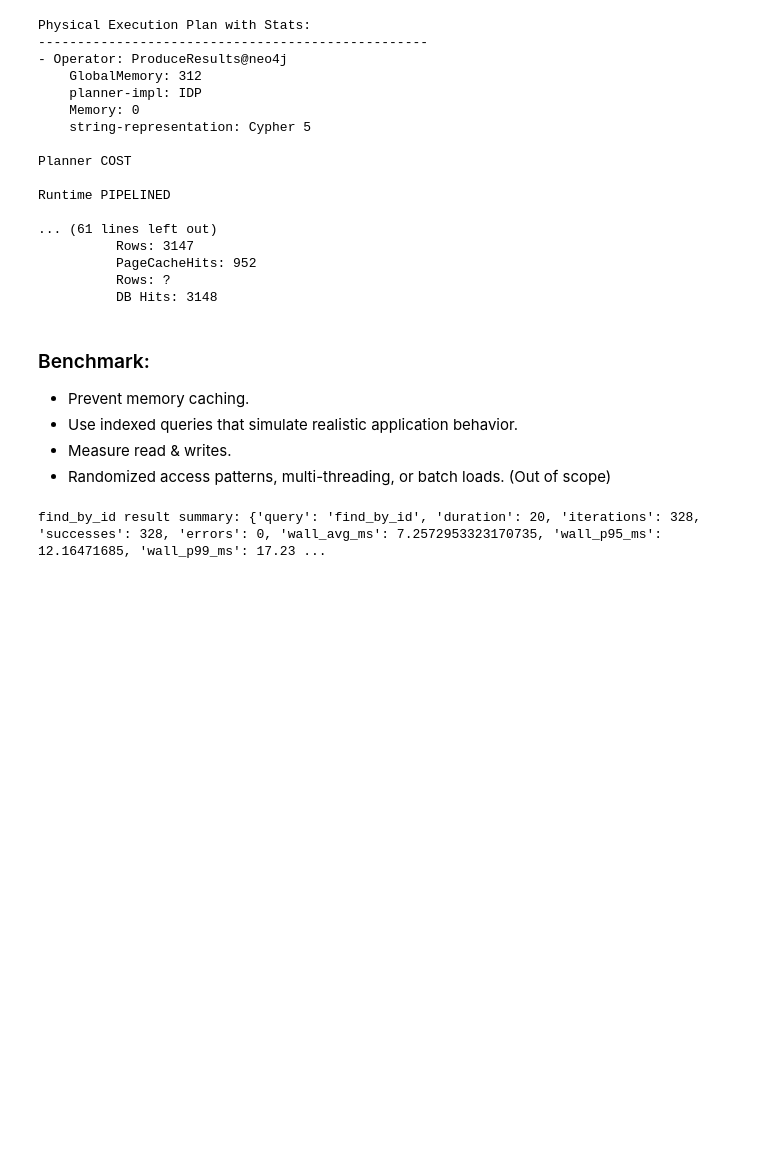
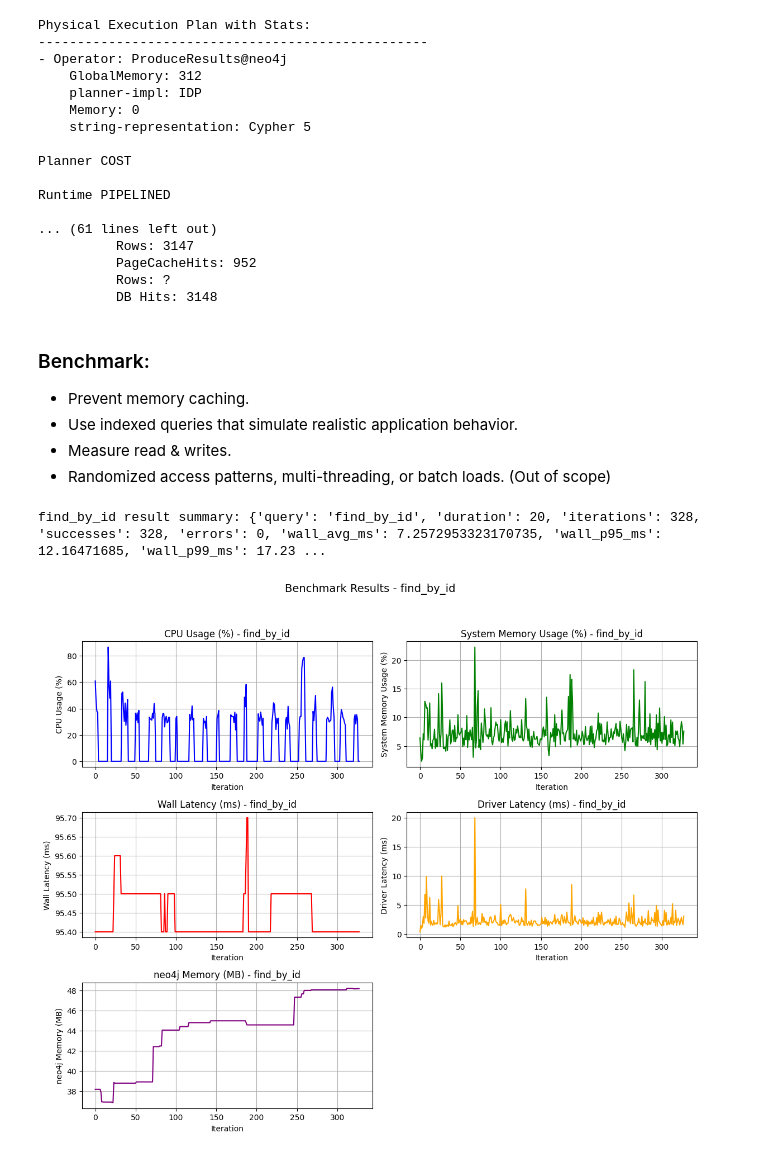
Before and after one commit to enzofali/bdnr, a Jupyter notebook: notebooks/benchmark/neo4j.ipynb, the cells around one changed output. Cells and saved outputs as stored; diff of their text form; code cells hidden in the pictures; blank space fills up the shorter version.

Commit message:
finish neo4j bench concept

```diff
--- a/notebooks/benchmark/neo4j.ipynb
+++ b/notebooks/benchmark/neo4j.ipynb
@@ -707,3 +707,16 @@ for query_id, query_func in queries:
     print(f"{query_id} result summary:", result.summary)
 # %% [output]
 find_by_id result summary: {'query': 'find_by_id', 'duration': 20, 'iterations': 328, 'successes': 328, 'errors': 0, 'wall_avg_ms': 7.2572953323170735, 'wall_p95_ms': 12.16471685, 'wall_p99_ms': 17.23 ...
+# %%
+from src.benchmark.utils import plot_benchmark_results
+
+plot_benchmark_results(
+    query_id,
+    result.series["sys_cpu_pct"],
+    result.series["sys_mem_pct"],
+    result.series["wall_ms"],
+    result.series["driver_ms"],
+    neo4j_mem=result.series["neo4j_rss_mb"]
+)
+# %% [output]
+[figure, added]
```
Also changed, not shown: parts of 7 cells of this notebook, 4 other files.
